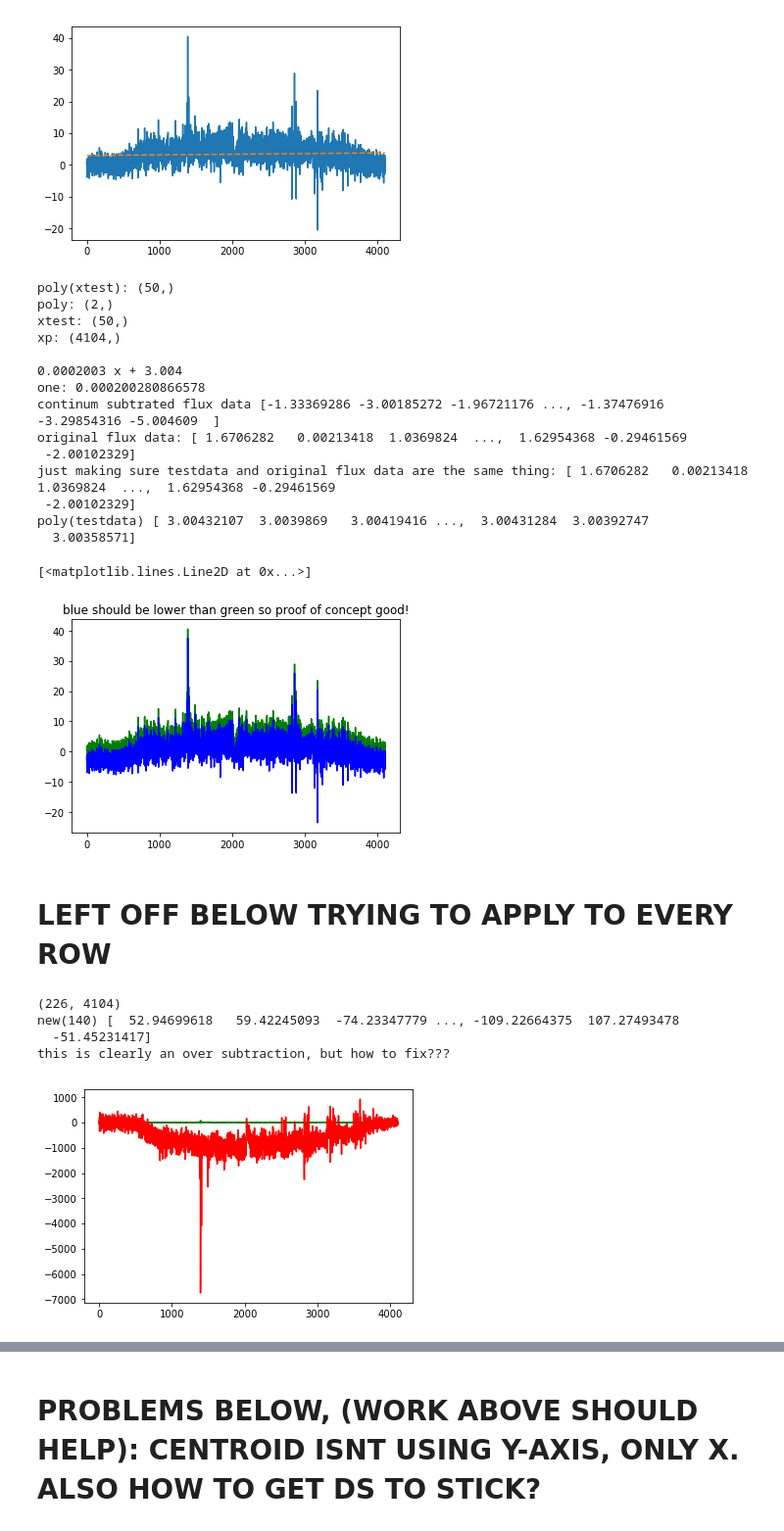
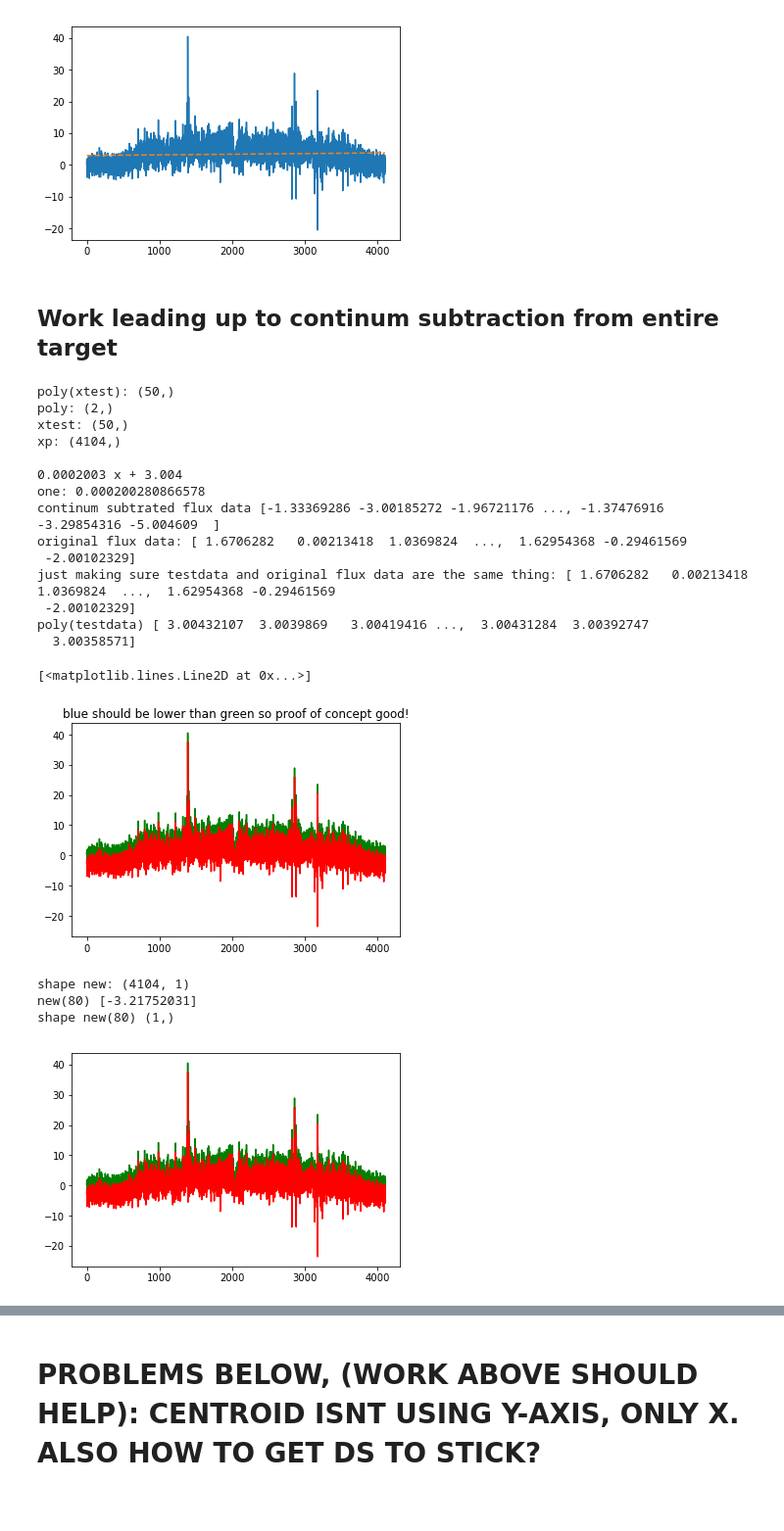
Before and after one commit to deerow22/data_reduction_scrap, a Jupyter notebook: Rotation Curve for Catch 22.ipynb, the cells around one changed output, grey strips where cells are left out. Shown at 98% size. Drawn from its saved outputs; the diff is of its cells as text; code cells hidden in the pictures; blank space fills up the shorter version.

Commit message:
finished continum subt for entire target

```diff
--- a/Rotation Curve for Catch 22.ipynb
+++ b/Rotation Curve for Catch 22.ipynb
@@ -528,6 +539,8 @@ print('original flux_data:',flux_data[80])
 original flux_data: [ 1.6706282   0.00213418  1.0369824  ...,  1.62954368 -0.29461569
  -2.00102329]
 [figure]
+# %% [markdown]
+## Work leading up to continum subtraction from entire target
 # %%
 #good
 #subtracting continum (proof of concept first)
@@ -542,6 +555,7 @@ print('one:',poly[1])
 
 #subtracting continum fit
 contsubt = testdata - poly(testdata)
+
 print('continum subtrated flux data',contsubt)
 print('original flux data:',flux_data[80])
 print('just making sure testdata and original flux data are the same thing:',testdata)
@@ -549,7 +563,7 @@ print('poly(testdata)',poly(testdata))
 np.shape(contsubt)
 plt.title('blue should be lower than green so proof of concept good!')
 plt.plot(flux_data[80],color='g') #original flux
-plt.plot(contsubt,color='b') #continum subtracted flux
+plt.plot(contsubt,color='r') #continum subtracted flux
 # %% [output]
 poly(xtest): (50,)
 poly: (2,)
@@ -566,11 +580,10 @@ just making sure testdata and original flux data are the same thing: [ 1.6706282
 poly(testdata) [ 3.00432107  3.0039869   3.00419416 ...,  3.00431284  3.00392747
   3.00358571]
 [<matplotlib.lines.Line2D at 0x...>]
-[figure, old version]
+[figure, new version]
-# %% [markdown]
-# LEFT OFF BELOW TRYING TO APPLY TO EVERY ROW
 # %%
-#fitting continum for entire target now
+#good
+#fitting continum for for single row of target data - good 1st step at for loop for entire target
 
 #want to fit continum using a low-order poly (linear even??) for each spatial pix(row)
 spatial_indexes = np.arange(0,len(flux_data))
@@ -579,12 +592,12 @@ new = []
 rows=[]
 
 
-for row in flux_data: #i isnt indiv data its each spatial row of data
-    xtest = np.linspace(0,len(row)) #evenly divides wl range into 50 even len sections
+for row in flux_data[80:81]: #i isnt indiv data its each spatial row of data
+    #xtest = np.linspace(0,len(row)) #evenly divides wl range into 50 even len sections
     #print(len(xtest))
-    xpix = np.arange(0,len(xtest),1) #lists pixels by index
+    xpix = np.arange(0,len(row),1) #lists pixels by index
     #print(len(xpix))
-    poly = np.poly1d(np.polyfit(xpix,xtest, 1)) #this determines the fit of the continum
+    poly = np.poly1d(np.polyfit(xpix,row, 1)) #this determines the fit of the continum
     #new.append(poly(i)) #this applies the fit to every spatial row
     #print(len(poly(i)))#4104 each
 #return poly
@@ -594,48 +607,48 @@ for row in flux_data: #i isnt indiv data its each spatial row of data
         rows.append(subt_continum)
         new.append(rows)
 new = np.array(new)
-new = np.reshape(new,(226,4104))#this is a quick fix for not being able to save in 2D format(each spatial row)
+#new = np.reshape(new,(226,4104))#this is a quick fix for not being able to save in 2D format(each spatial row)
 
 
 
 '''
 #not even sure whats happening here, result is crazy
     subt_continum = row - poly(row)
     rows.append(subt_continum)
     new.append(rows)
     #plt.plot(subt_continum)
 
 # this gives an odd shape (226, 1, 4104) and i cant access it to graph, but it prints..weird
     rows=[]
     subt_continum = row - poly(row)
     #print(np.shape(subt_continum)) #(4104,)
     rows.append(subt_continum)
     new.append(rows)
 
 #dont do this again it kills the kernal timeout
     for i in spatial_indexes:
         j = flux_data[i]
         subt_continum = j - poly(j)
         rows.append(subt_continum)
         new.append(rows)
 
     '''
-new = np.array(new)
+#new = np.array(new)
 
-print(np.shape(new))
+print('shape new:',np.shape(new))
 #plt.plot(new);
-print("new(140)",new[140])
+print("new(80)",new[80])
+print('shape new(80)', np.shape(new[80]))
 
 #plt.figure(figsize=(20,4))
 #plt.ylim(-20,100)
 #plt.xlim(-1,4105)
-plt.plot(flux_data[140],color='g')
-plt.plot(new[140],color='r');
+plt.plot(flux_data[80],color='g')#original data
+plt.plot(new,color='r'); #subtracted data
 #plt.plot(new,color='k');
-print('this is clearly an over subtraction, but how to fix???')
+#print('this is clearly an over subtraction, but how to fix???')
 # %% [output]
-(226, 4104)
-new(140) [  52.94699618   59.42245093  -74.23347779 ..., -109.22664375  107.27493478
-  -51.45231417]
-this is clearly an over subtraction, but how to fix???
+shape new: (4104, 1)
+new(80) [-3.21752031]
+shape new(80) (1,)
-[figure, old version]
+[figure, new version]
```
Also changed, not shown: parts of 14 cells of this notebook.
